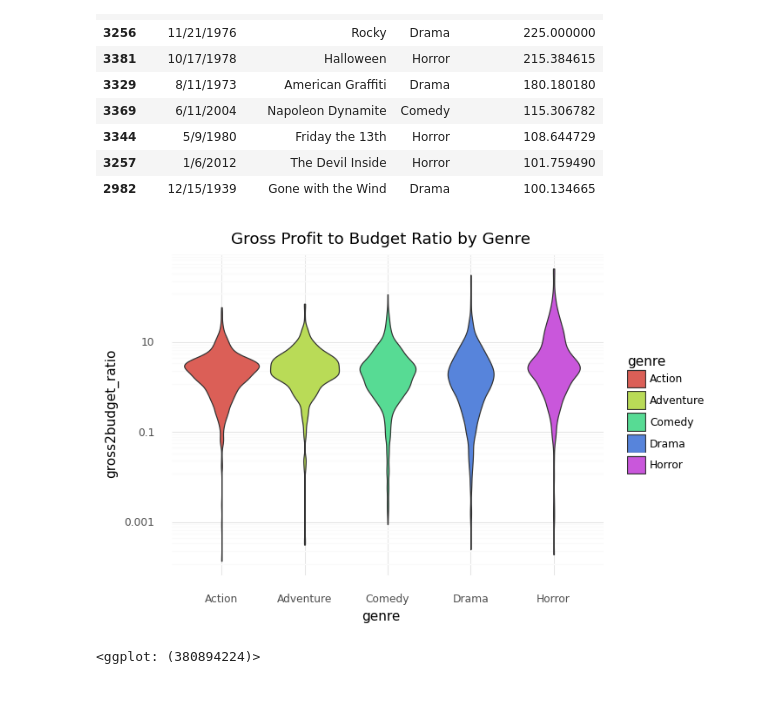
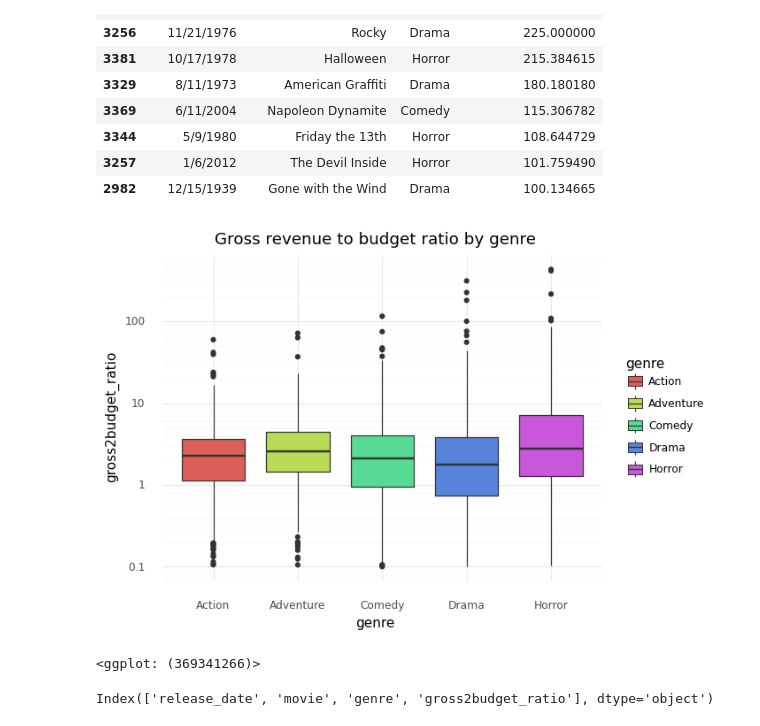
Before and after one commit to aghatpande/my_TidyTuesday, a Jupyter notebook: horror_movie_profits.ipynb, the cells around one changed output. Cells and saved outputs as stored; diff of their text form; code cells hidden in the pictures; blank space fills up the shorter version.

Commit message:
updated horror_movie_profits & added college_majors_2nd_attempt and a .gitignore

```diff
--- a/horror_movie_profits.ipynb
+++ b/horror_movie_profits.ipynb
@@ -41,14 +41,19 @@ profitable_movies.head(10)
 # %%
 # plot the distribution of gross profits to budget ratio
 from plotnine import *
 (profitable_movies
+    >> filter(_.gross2budget_ratio > 0.1)
     >> group_by(_.genre)
     >> ggplot(aes(x = "genre", y = "gross2budget_ratio", fill = "genre")) +
-        geom_violin() +
+        geom_boxplot() +
         scale_y_log10() +
         theme_minimal() +
-        ggtitle("Gross Profit to Budget Ratio by Genre")
+        ggtitle("Gross revenue to budget ratio by genre")
 )
 # %% [output]
-[figure, old version]
+[figure, new version]
-<ggplot: (380894224)>
+<ggplot: (369341266)>
+# %%
+profitable_movies.columns
+# %% [output]
+Index(['release_date', 'movie', 'genre', 'gross2budget_ratio'], dtype='object')
```
Also changed, not shown: parts of 1 cell of this notebook, 2 other files.
